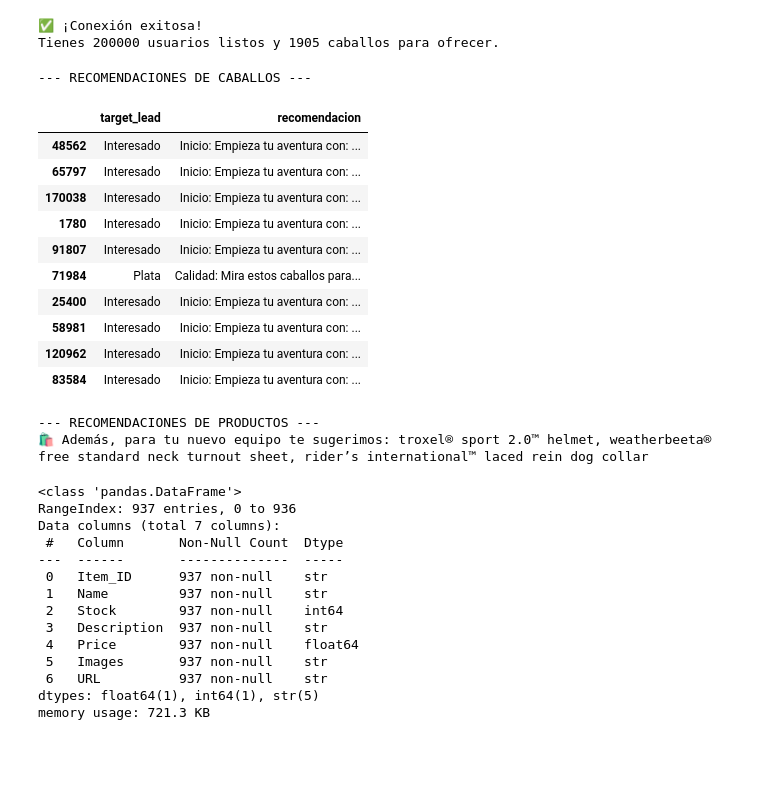
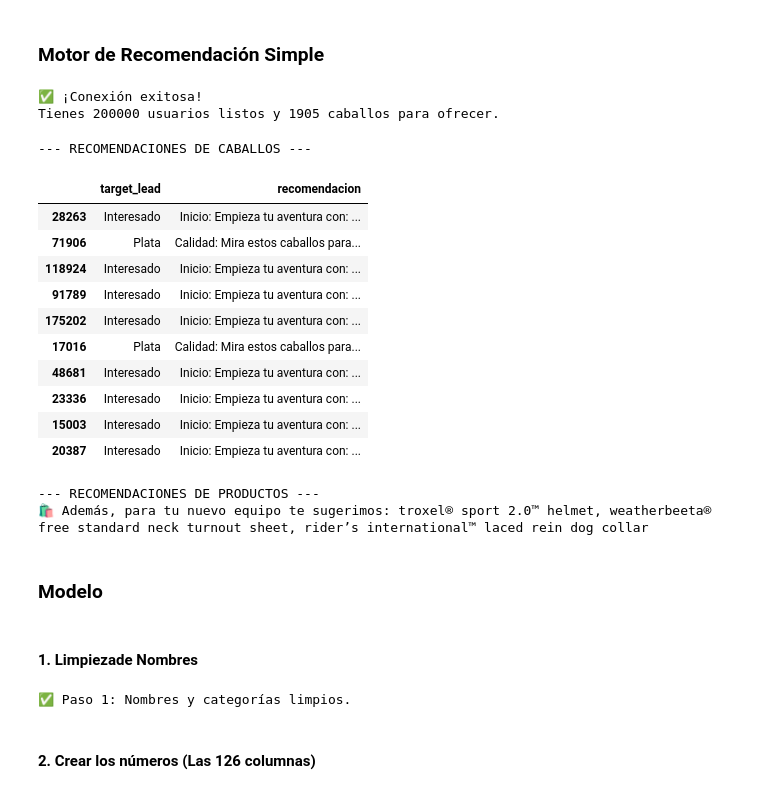
Before and after one commit to No-Country-simulation/S02-26-E45-Data_Science_EquineLead, a Jupyter notebook: notebooks/03_Motor_Recomendacion.ipynb, the cells around one changed output. Cells and saved outputs as stored; diff of their text form; code cells hidden in the pictures; blank space fills up the shorter version.

```diff
--- a/notebooks/03_Motor_Recomendacion.ipynb
+++ b/notebooks/03_Motor_Recomendacion.ipynb
@@ -1,3 +1,5 @@
+# %% [markdown]
+### **Motor de Recomendación Simple**
 # %%
 import pandas as pd
 
@@ -14,7 +16,7 @@ print(f"Tienes {len(df_leads)} usuarios listos y {len(df_caballos)} caballos par
 Tienes 200000 usuarios listos y 1905 caballos para ofrecer.
 # %%
 def motor_recomendacion_simple(row):
-    # Definimos el nombre correcto de la columna que descubrimos
+    # Definimos el nombre correcto de la columna que lanzaba error
     col_p = 'Price'
 
     # Regla para Lead ORO: Recomendamos los caballos más caros (Top 3)
@@ -22,60 +24,67 @@ def motor_recomendacion_simple(row):
         top_caballos = df_caballos.nlargest(3, col_p)['Name'].tolist()
         return f"VIP: Te recomendamos estos ejemplares exclusivos: {', '.join(top_caballos)}"
 
     # Regla para Lead PLATA: Recomendamos caballos de precio medio
     elif row['target_lead'] == 'Plata':
         # Filtramos y tomamos los primeros 3 que cumplan el rango
         filtro_plata = df_caballos[(df_caballos[col_p] > 10000) & (df_caballos[col_p] <= 50000)]
         medio_caballos = filtro_plata.head(3)['Name'].tolist()
         return f"Calidad: Mira estos caballos para tu nivel: {', '.join(medio_caballos)}"
 
     # Regla para INTERESADOS (y Bronce si apareciera): Los más económicos
     else:
         barato_caballos = df_caballos.nsmallest(3, col_p)['Name'].tolist()
         return f"Inicio: Empieza tu aventura con: {', '.join(barato_caballos)}"
 
 # 1. Ejecutamos el motor con una muestra de 10
 df_muestra = df_leads.sample(10)
 df_muestra['recomendacion'] = df_muestra.apply(motor_recomendacion_simple, axis=1)
 
 # 2. Mostramos los resultados de los caballos
 print("--- RECOMENDACIONES DE CABALLOS ---")
 display(df_muestra[['target_lead', 'recomendacion']])
 
 # 3. Agregamos lo de los productos (Accesorios)
 print("\n--- RECOMENDACIONES DE PRODUCTOS ---")
-df_productos = pd.read_parquet('doversaddlery_products_listing_limpio.parquet')
+df_productos = pd.read_parquet('../doversaddlery_products_listing_limpio.parquet')
 accesorios = df_productos.head(3)['Name'].tolist()
 print(f"🛍️ Además, para tu nuevo equipo te sugerimos: {', '.join(accesorios)}")
 # %% [output]
 --- RECOMENDACIONES DE CABALLOS ---
 |  | target_lead | recomendacion |
-| 48562 | Interesado | Inicio: Empieza tu aventura con: ... |
-| 65797 | Interesado | Inicio: Empieza tu aventura con: ... |
-| 170038 | Interesado | Inicio: Empieza tu aventura con: ... |
-| 1780 | Interesado | Inicio: Empieza tu aventura con: ... |
-| 91807 | Interesado | Inicio: Empieza tu aventura con: ... |
-| 71984 | Plata | Calidad: Mira estos caballos para... |
-| 25400 | Interesado | Inicio: Empieza tu aventura con: ... |
-| 58981 | Interesado | Inicio: Empieza tu aventura con: ... |
-| 120962 | Interesado | Inicio: Empieza tu aventura con: ... |
-| 83584 | Interesado | Inicio: Empieza tu aventura con: ... |
+| 28263 | Interesado | Inicio: Empieza tu aventura con: ... |
+| 71906 | Plata | Calidad: Mira estos caballos para... |
+| 118924 | Interesado | Inicio: Empieza tu aventura con: ... |
+| 91789 | Interesado | Inicio: Empieza tu aventura con: ... |
+| 175202 | Interesado | Inicio: Empieza tu aventura con: ... |
+| 17016 | Plata | Calidad: Mira estos caballos para... |
+| 48681 | Interesado | Inicio: Empieza tu aventura con: ... |
+| 23336 | Interesado | Inicio: Empieza tu aventura con: ... |
+| 15003 | Interesado | Inicio: Empieza tu aventura con: ... |
+| 20387 | Interesado | Inicio: Empieza tu aventura con: ... |
 --- RECOMENDACIONES DE PRODUCTOS ---
 🛍️ Además, para tu nuevo equipo te sugerimos: troxel® sport 2.0™ helmet, weatherbeeta® free standard neck turnout sheet, rider’s international™ laced rein dog collar
-# %%
-df_productos.info()
-# %% [output]
-<class 'pandas.DataFrame'>
-RangeIndex: 937 entries, 0 to 936
-Data columns (total 7 columns):
- #   Column       Non-Null Count  Dtype
----  ------       --------------  -----
- 0   Item_ID      937 non-null    str
- 1   Name         937 non-null    str
- 2   Stock        937 non-null    int64
- 3   Description  937 non-null    str
- 4   Price        937 non-null    float64
- 5   Images       937 non-null    str
- 6   URL          937 non-null    str
-dtypes: float64(1), int64(1), str(5)
-memory usage: 721.3 KB
+# %% [markdown]
+### **Modelo**
+# %% [markdown]
+#### 1. Limpiezade Nombres
+# %%
+import numpy as np
+from sklearn.preprocessing import MinMaxScaler
+from sklearn.neighbors import NearestNeighbors
+
+# 1. Hacemos una copia para trabajar seguro
+df_limpio = df_caballos.copy()
+
+# 2. Si el nombre es 'Unknown' o no hay nada, le ponemos 'No Name'
+df_limpio['Name'] = df_limpio['Name'].astype(str).replace(['Unknown', 'unknown', 'None', 'nan'], 'No Name')
+
+# 3. Hacemos lo mismo con Raza y Color
+df_limpio['Breed'] = df_limpio['Breed'].fillna('Not Specified')
+df_limpio['Color'] = df_limpio['Color'].fillna('Not Specified')
+
+print("✅ Paso 1: Nombres y categorías limpios.")
+# %% [output]
+✅ Paso 1: Nombres y categorías limpios.
+# %% [markdown]
+#### 2. Crear los números (Las 126 columnas)
```
Also changed, not shown: parts of 15 cells of this notebook, 4 other files.
